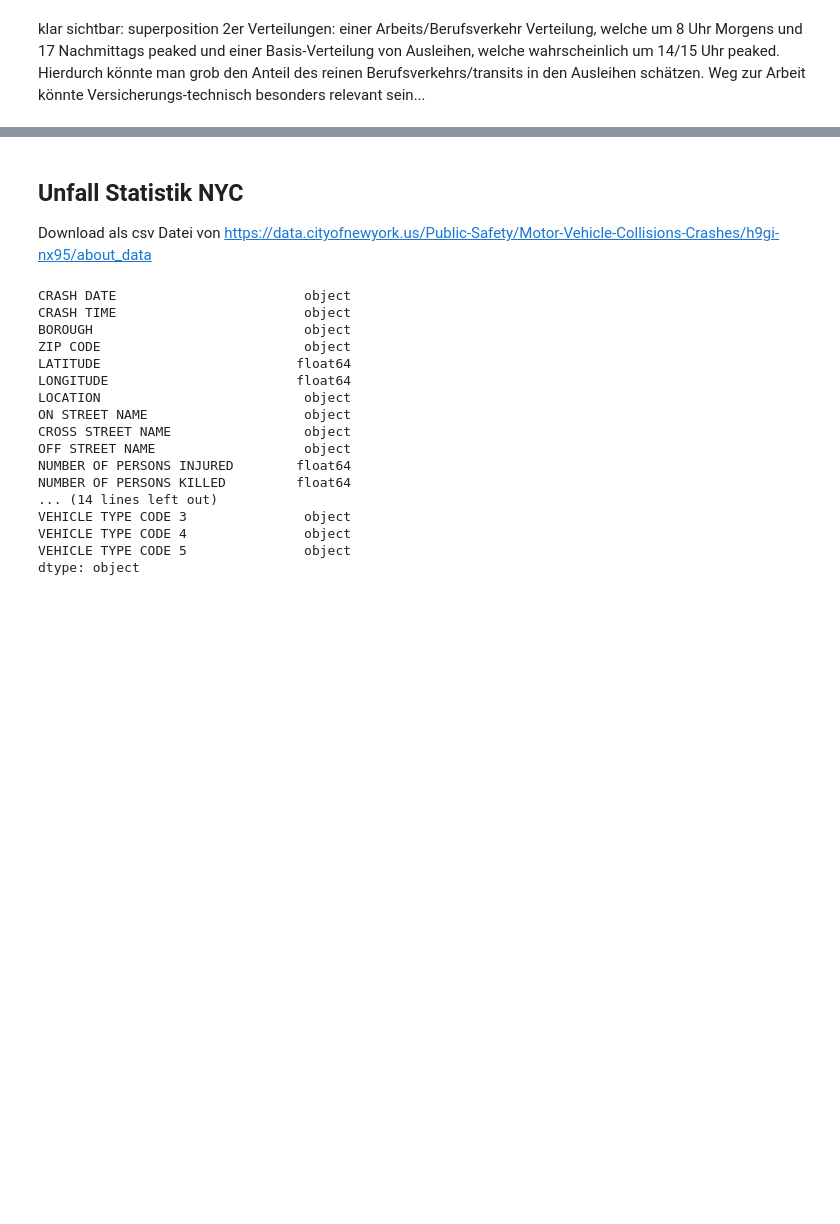
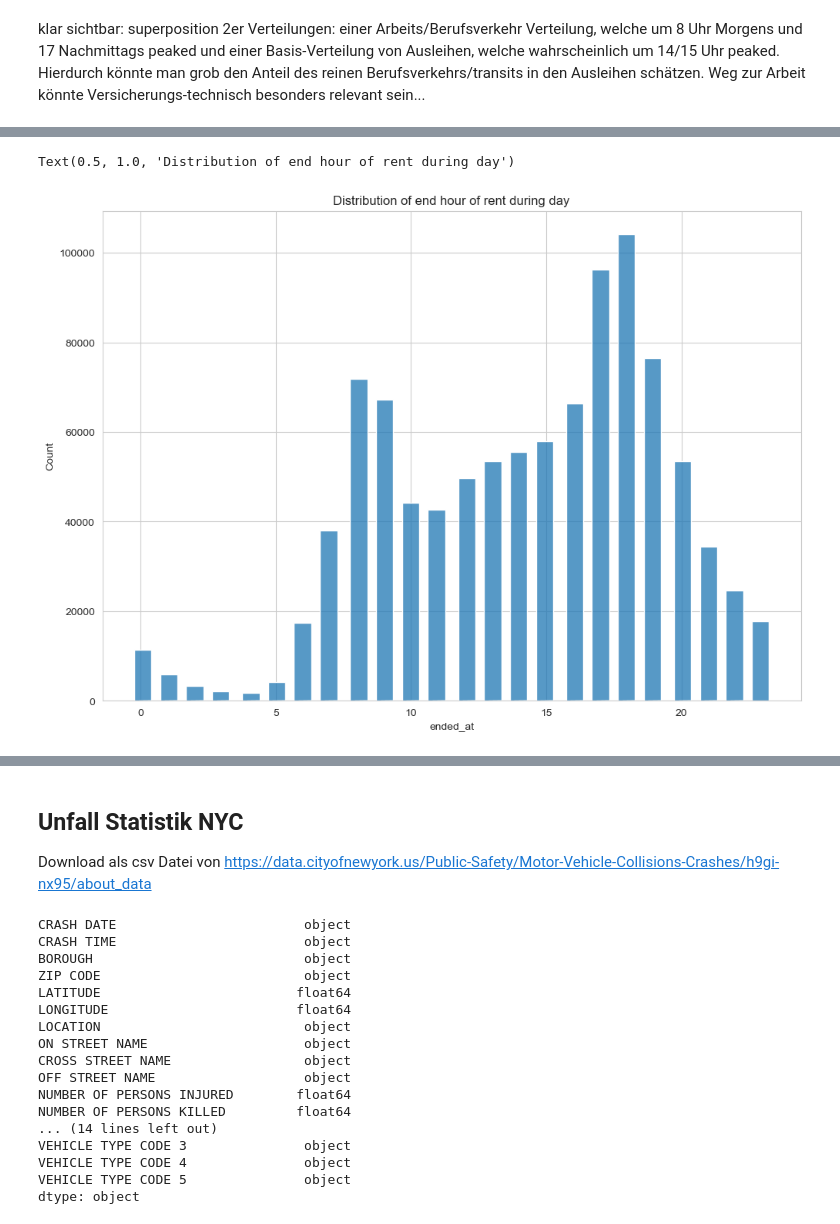
Before and after one commit to tobzac/challenge, a Jupyter notebook: 01_initial_checks.ipynb, the cells around one changed output, grey strips where cells are left out. Saved outputs shown, nothing was run; the diff lists cells and outputs as text; code cells hidden in the pictures; blank space fills up the shorter version.

```diff
--- a/01_initial_checks.ipynb
+++ b/01_initial_checks.ipynb
@@ -317,0 +477,5 @@ Text(0.5, 1.0, 'classic or electrical')
+# %%
+sns.histplot(data=times, x="ended_at", shrink = 4).set_title("Distribution of end hour of rent during day")
+# %% [output]
+Text(0.5, 1.0, 'Distribution of end hour of rent during day')
+[figure, added]
```
Also changed, not shown: parts of 16 cells of this notebook, 6 other files.
